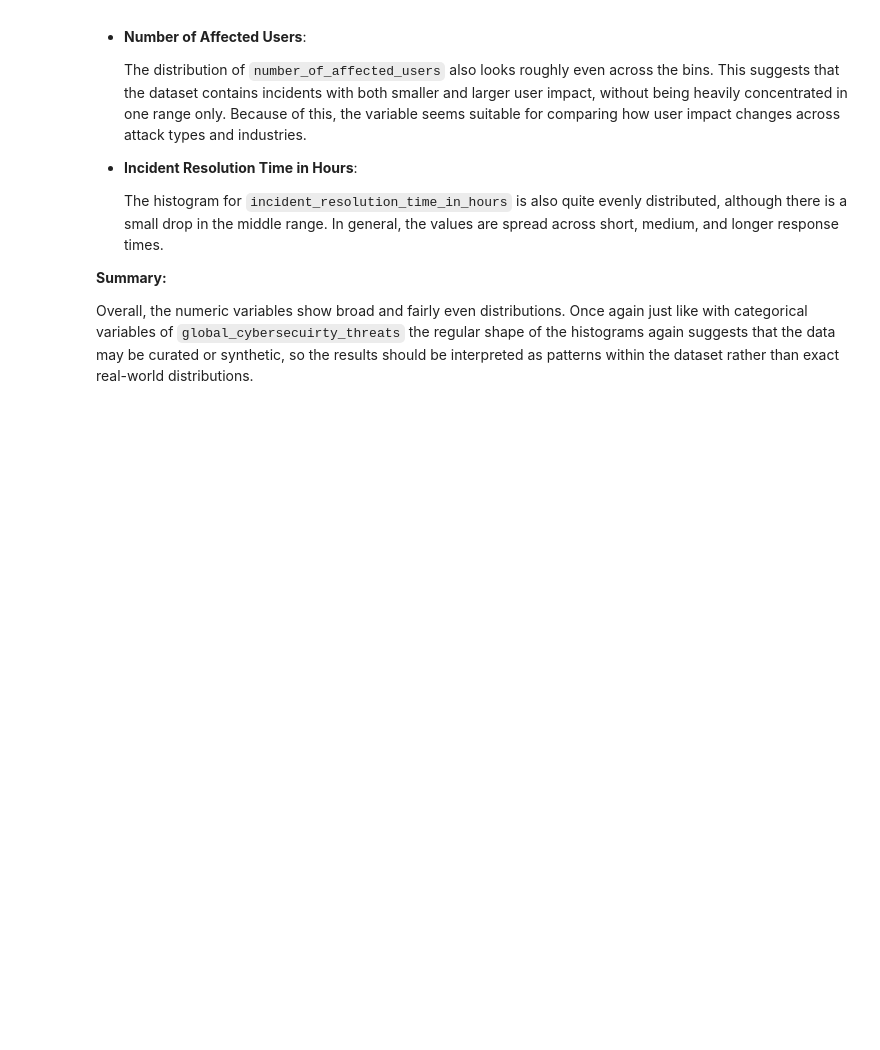
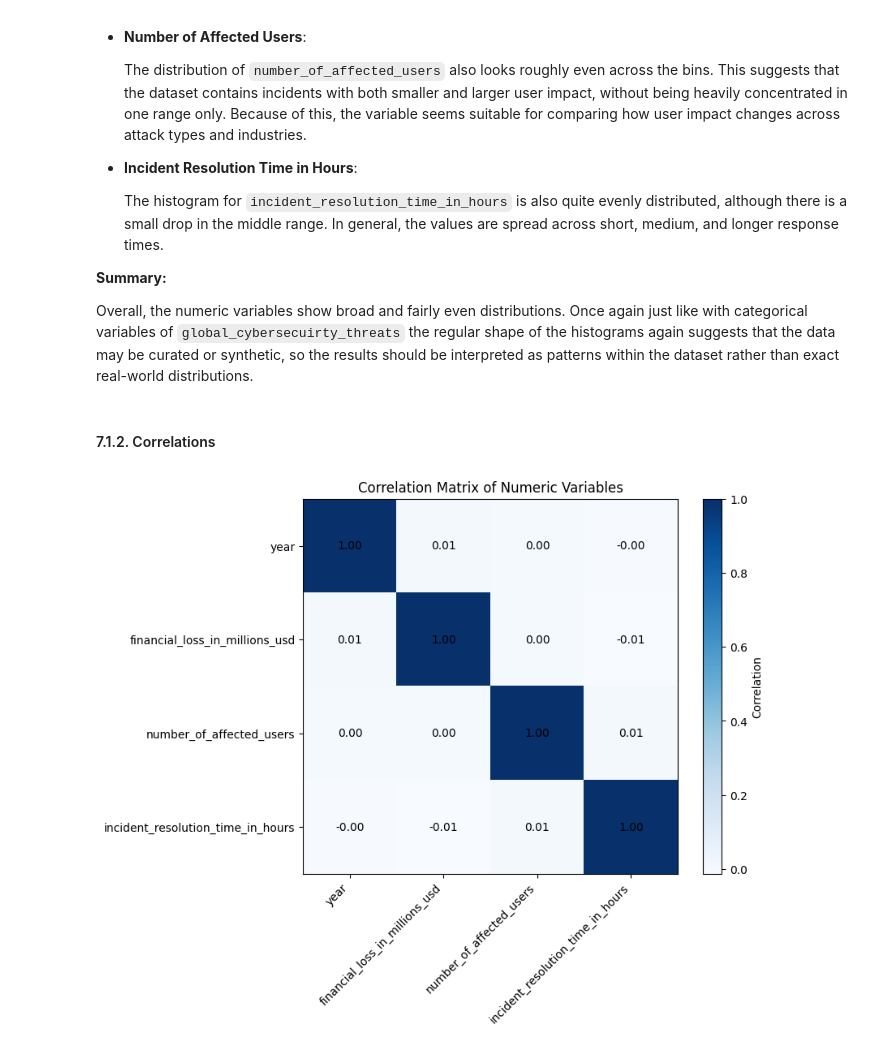
Before and after one commit to AlexanderPanagyurski/cyberattack-severity-analysis, a Jupyter notebook: Drivers of Cyberattack Severity.ipynb, the cells around one changed output. Cells and saved outputs as stored; diff of their text form; code cells hidden in the pictures; blank space fills up the shorter version.

Commit message:
Exploratory data analysis: add plots for distributions, correlations, and severity comparisons

```diff
--- a/Drivers of Cyberattack Severity.ipynb
+++ b/Drivers of Cyberattack Severity.ipynb
@@ -1357,3 +1357,30 @@ plt.show()
 **Summary:**
 
 Overall, the numeric variables show broad and fairly even distributions. Once again just like with categorical variables of `global_cybersecuirty_threats` the regular shape of the histograms again suggests that the data may be curated or synthetic, so the results should be interpreted as patterns within the dataset rather than exact real-world distributions.
+# %% [markdown]
+#### 7.1.2. Correlations
+# %%
+numeric_cols = [
+    "year",
+    "financial_loss_in_millions_usd",
+    "number_of_affected_users",
+    "incident_resolution_time_in_hours"
+]
+
+corr_matrix = global_cybersecuirty_threats[numeric_cols].corr()
+
+plt.figure(figsize=(8, 6))
+plt.imshow(corr_matrix, cmap='Blues', interpolation="nearest")
+plt.colorbar(label="Correlation")
+
+plt.xticks(range(len(corr_matrix.columns)), corr_matrix.columns, rotation=45, ha="right")
+plt.yticks(range(len(corr_matrix.index)), corr_matrix.index)
+
+for i in range(len(corr_matrix.index)):
+    for j in range(len(corr_matrix.columns)):
+        plt.text(j, i, f"{corr_matrix.iloc[i, j]:.2f}", ha="center", va="center")
+
+plt.title("Correlation Matrix of Numeric Variables")
+plt.show()
+# %% [output]
+[figure, added]
```
Also changed, not shown: parts of 11 cells of this notebook.
